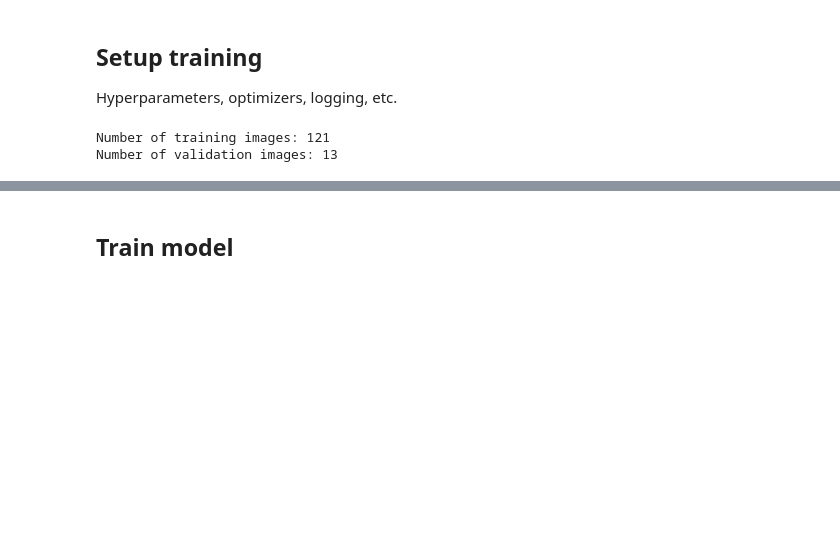
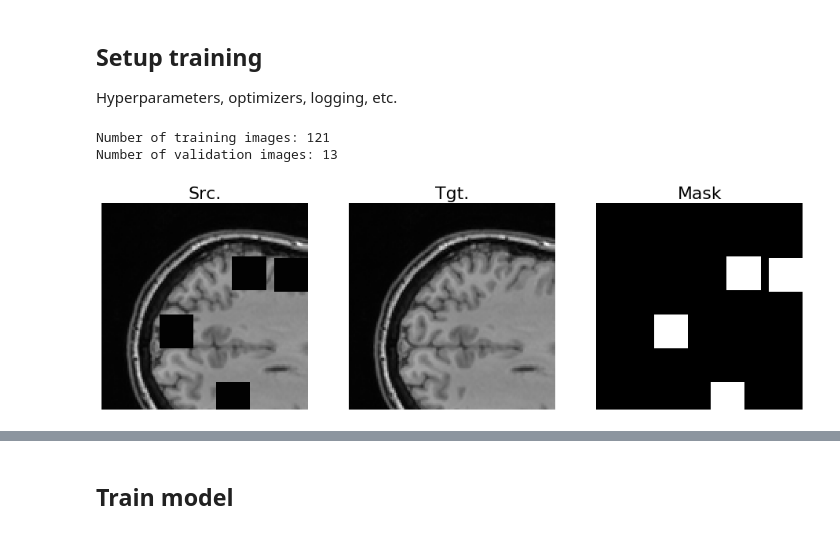
Before and after one commit to jcreinhold/selfsupervised3d, a Jupyter notebook: tutorials/context.ipynb, the cells around one changed output, grey strips where cells are left out. Saved outputs shown, nothing was run; the diff lists cells and outputs as text; code cells hidden in the pictures; blank space fills up the shorter version.

```diff
--- a/tutorials/context.ipynb
+++ b/tutorials/context.ipynb
@@ -147,25 +147,27 @@ data_dirs = [t1_dir]
 load_model = False
 
 # logging setup
-log_rate = 1  # print losses every log_rate epochs
+log_rate = 5  # print losses every log_rate epochs
 version = 'context_v1'  # naming scheme of model to load
-save_rate = 5   # save models every save_rate epochs
+save_rate = 10   # save models every save_rate epochs
 
 # dataset params
 block_size = 20
 n_blocks = 15
+patch_size = 128
 
 # model, optimizer, loss, and training parameters
+alpha = (0.99, 0.01)  # weight for regression & discriminator loss, resp.
 valid_split = 0.1
-batch_size = 1
-n_jobs = 0
-n_epochs = 25
+batch_size = 2
+n_jobs = batch_size
+n_epochs = 50
 input_channels = len(data_dirs)
 use_adam = True
 opt_kwargs = dict(lr=1e-3, betas=(0.9,0.99), weight_decay=1e-6) if use_adam else \
              dict(lr=5e-3, momentum=0.9)
 use_scheduler = True
-scheduler_kwargs = dict(step_size=5, gamma=0.5)
+scheduler_kwargs = dict(step_size=10, gamma=0.5)
 # %%
 def init_fn(worker_id):
     random.seed((torch.initial_seed() + worker_id) % (2**32))
@@ -192,4 +194,15 @@ print(f'Number of validation images: {split}')
 # %% [output]
 Number of training images: 121
 Number of validation images: 13
+# %%
+src, tgt, mask = dataset[2]
+fig,(ax1,ax2,ax3) = plt.subplots(1,3,figsize=(16,9))
+src = src.detach().cpu().numpy().squeeze()
+tgt = tgt.detach().cpu().numpy().squeeze()
+mask = mask.detach().cpu().numpy().squeeze()
+imshow(src[:,64,:], ax1, 'Src.')
+imshow(tgt[:,64,:], ax2, 'Tgt.')
+imshow(mask[:,64,:], ax3, 'Mask')
+# %% [output]
+[figure, added]
 # %%
```
Also changed, not shown: parts of 10 cells of this notebook.
